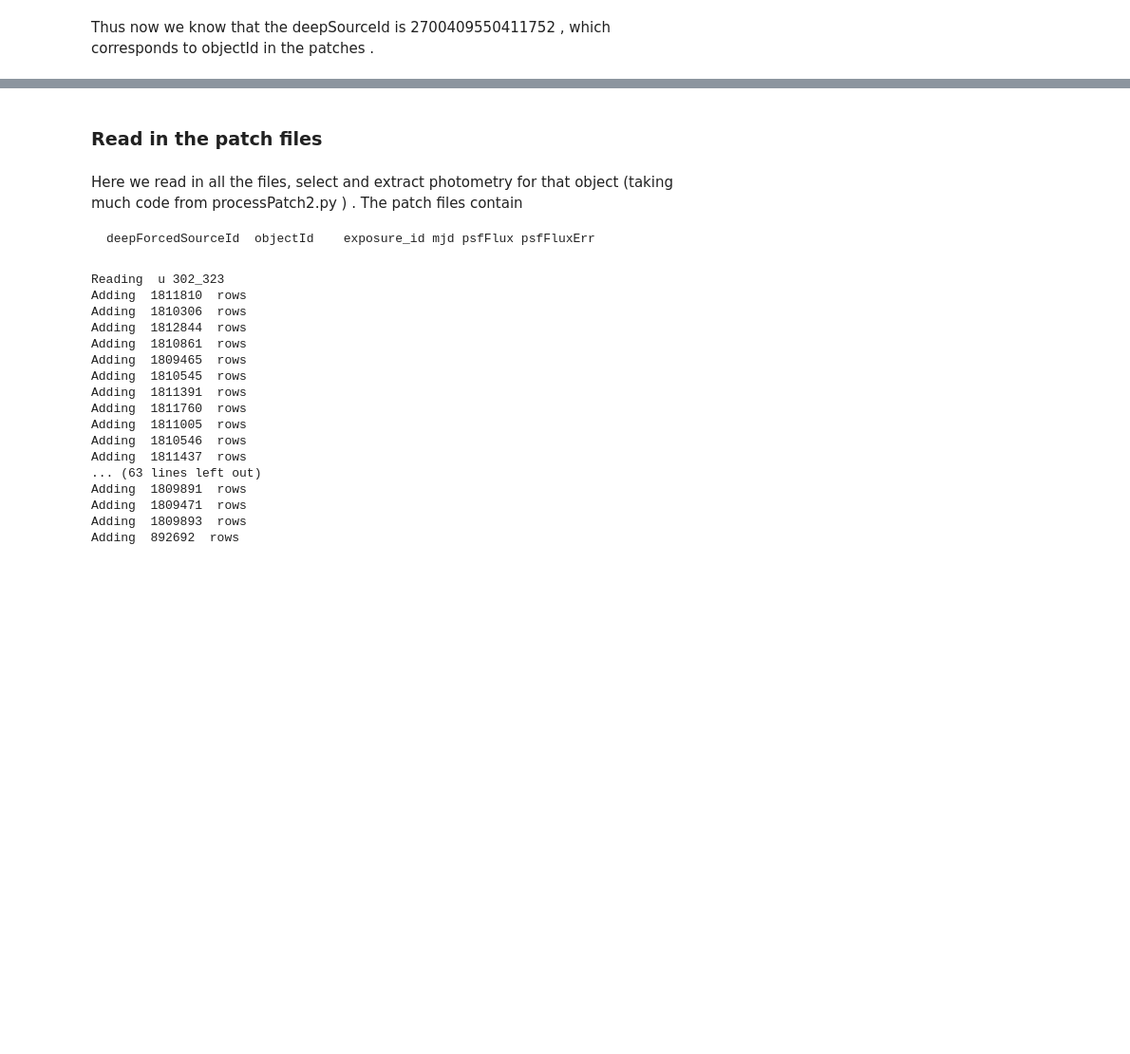
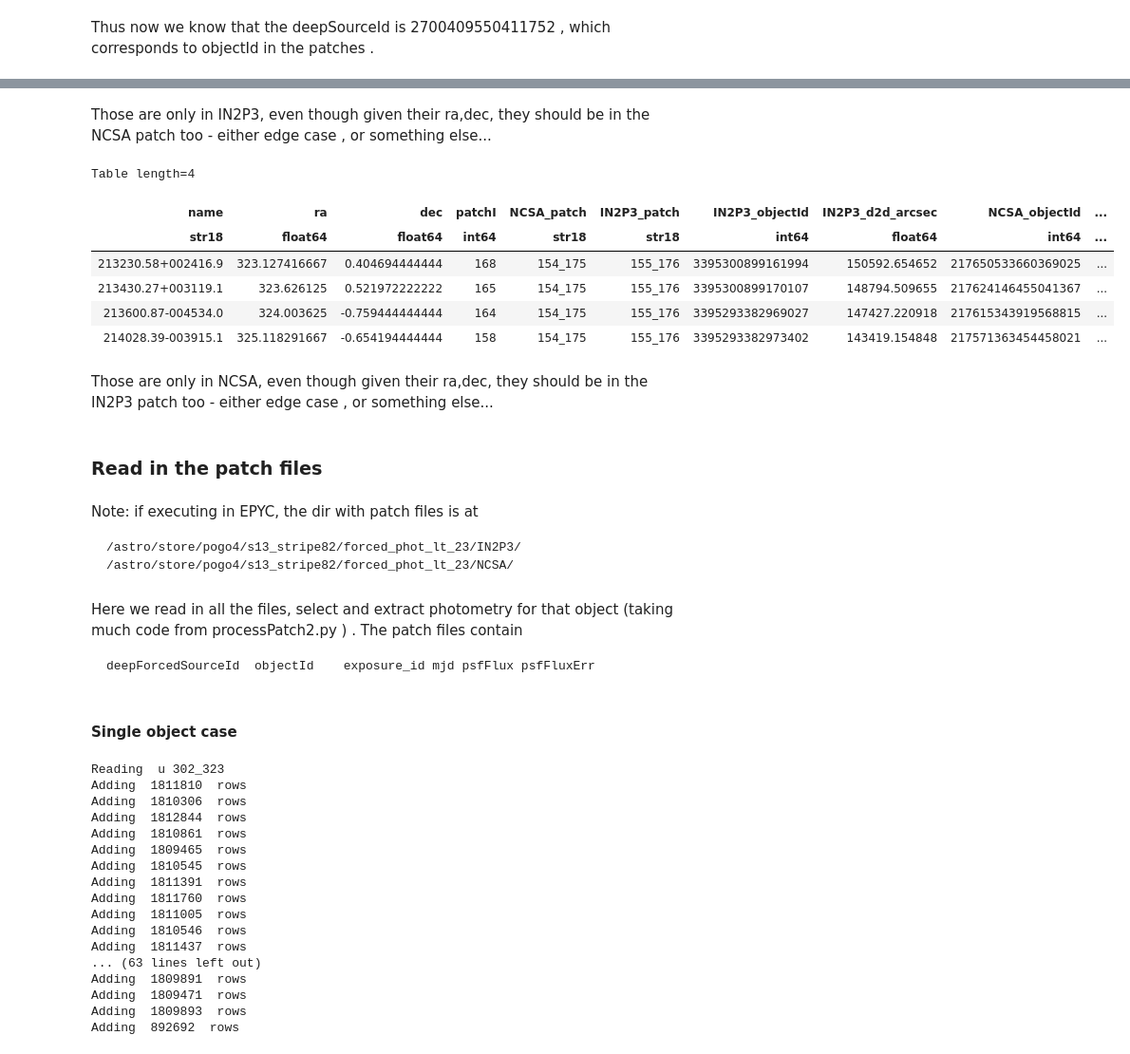
Before and after one commit to suberlak/SDSS_S82_FP_research, a Jupyter notebook: code/Read_S82_photometry.ipynb, the cells around one changed output, grey strips where cells are left out. Shown: that part at 95% size. Saved outputs shown, nothing was run; the diff lists cells and outputs as text; code cells hidden in the pictures; blank space fills up the shorter version.

```diff
--- a/code/Read_S82_photometry.ipynb
+++ b/code/Read_S82_photometry.ipynb
@@ -89,9 +284,37 @@ Thus now we know that the deepSourceId is 2700409550411752 , which corresponds t
+# %% [markdown]
+Those are only in IN2P3, even though given their ra,dec, they should be in the NCSA patch too - either edge case , or something else...
+# %%
+# this shows objects matched in only in NCSA
+# with matches within acceptable radius
+m1 = object_table['NCSA_patch'] != ''
+m2 = object_table['IN2P3_patch'] != ''
+m3 = object_table['IN2P3_d2d_arcsec'] > 2
+m4 = object_table['NCSA_d2d_arcsec'] < 2
+m = m1*m2*m3*m4
+object_table[m]
+# %% [output]
+Table length=4
+| name | ra | dec | patchI | NCSA_patch | IN2P3_patch | IN2P3_objectId | IN2P3_d2d_arcsec | NCSA_objectId | ... |
+| str18 | float64 | float64 | int64 | str18 | str18 | int64 | float64 | int64 | ... |
+| 213230.58+002416.9 | 323.127416667 | 0.404694444444 | 168 | 154_175 | 155_176 | 3395300899161994 | 150592.654652 | 217650533660369025 | ... |
+| 213430.27+003119.1 | 323.626125 | 0.521972222222 | 165 | 154_175 | 155_176 | 3395300899170107 | 148794.509655 | 217624146455041367 | ... |
+| 213600.87-004534.0 | 324.003625 | -0.759444444444 | 164 | 154_175 | 155_176 | 3395293382969027 | 147427.220918 | 217615343919568815 | ... |
+| 214028.39-003915.1 | 325.118291667 | -0.654194444444 | 158 | 154_175 | 155_176 | 3395293382973402 | 143419.154848 | 217571363454458021 | ... |
+# %% [markdown]
+Those are only in NCSA, even though given their ra,dec, they should be in the IN2P3 patch too - either edge case , or something else...
 # %% [markdown]
 ### Read in the  patch files
+# %% [markdown]
+Note:  if executing in EPYC,  the dir with patch files is at
+
+    /astro/store/pogo4/s13_stripe82/forced_phot_lt_23/IN2P3/
+    /astro/store/pogo4/s13_stripe82/forced_phot_lt_23/NCSA/
 # %% [markdown]
 Here we read in all the files, select and extract photometry for that object (taking much code from processPatch2.py )  . The patch files contain
 
     deepForcedSourceId	objectId	exposure_id	mjd	psfFlux	psfFluxErr
+# %% [markdown]
+#### Single object case
 # %%
 # Read in chunks , and save only those rows that may correspond to that object :
 DirIn = '../raw_data/rawDataFPSplit/'
```
Also changed, not shown: parts of 24 cells of this notebook.
